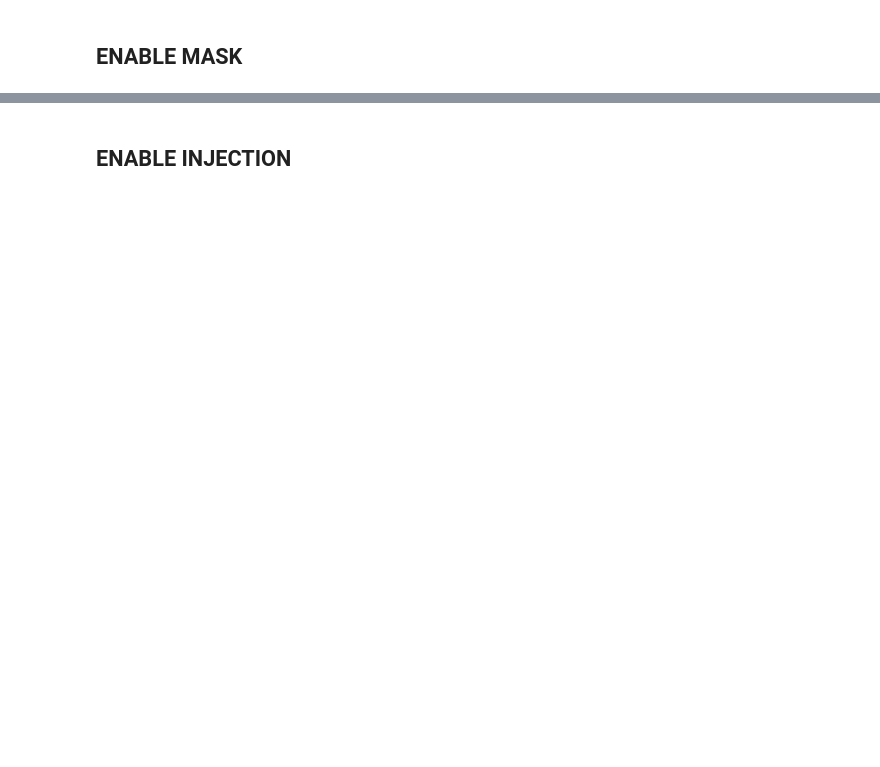
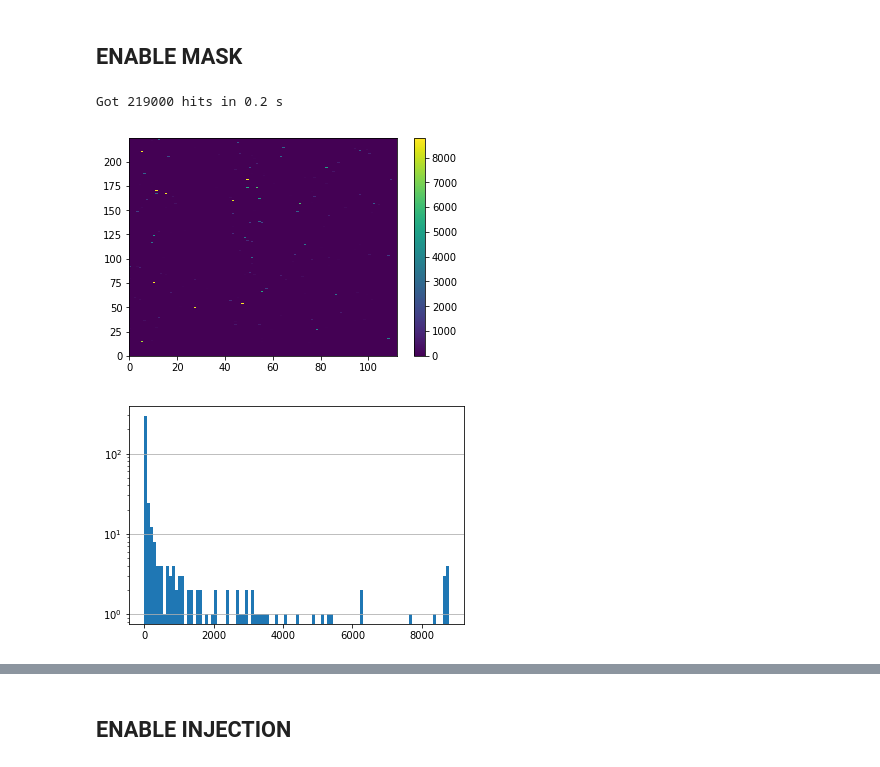
Before and after one commit to lmassach/tjmonopix-daq, a Jupyter notebook: examples/Monopix_hv.ipynb, the cells around one changed output, grey strips where cells are left out. Cells and saved outputs as stored; diff of their text form; code cells hidden in the pictures; blank space fills up the shorter version.

```diff
--- a/examples/Monopix_hv.ipynb
+++ b/examples/Monopix_hv.ipynb
@@ -15,7 +15,7 @@ from tjmonopix.online_monitor import noise_monitor
 ##### if HV is on, no_power_reset=True,
 ##### if GPAC had power reset then no_power_reset=False
 
-chip = TJMonoPix(conf="../tjmonopix/tjmonopix_mio3.yaml",no_power_reset=True)
+chip = TJMonoPix(conf="../tjmonopix/tjmonopix_mio3.yaml",no_power_reset=False)
 chip.init(fl="EN_HV")
 
 chip['data_rx'].CONF_START_FREEZE = 64 #default 3
@@ -86,10 +111,10 @@ chip.write_conf()
 vl_dac = 40
 vh_dac = 80
 vreset_dac = 35
-icasn_dac = 0
+icasn_dac = 0  # This sets the baseline voltage of the discriminator input
 ireset_dac = 2
-ithr_dac = 90
-idb_dac = 13
+ithr_dac = 5  # Also this sets the baseline voltage of the discriminator input
+idb_dac = 50  # This sets the threshold of the discriminator
 ibias_dac = 100
 
 
@@ -305,5 +202,9 @@ def our_auto_mask(chip, th=10, step=50, dt=0.2):
 ## ENABLE MASK
 # %%
 # Check plot before masking
-unmask_all(chip)
-tj_plot(chip);
+chip.unmask_all()
+plots.tj_plot(chip);
+# %% [output]
+Got 219000 hits in 0.2 s
+[figure, added]
+[figure, added]
```
Also changed, not shown: parts of 19 cells of this notebook, 3 other files.
